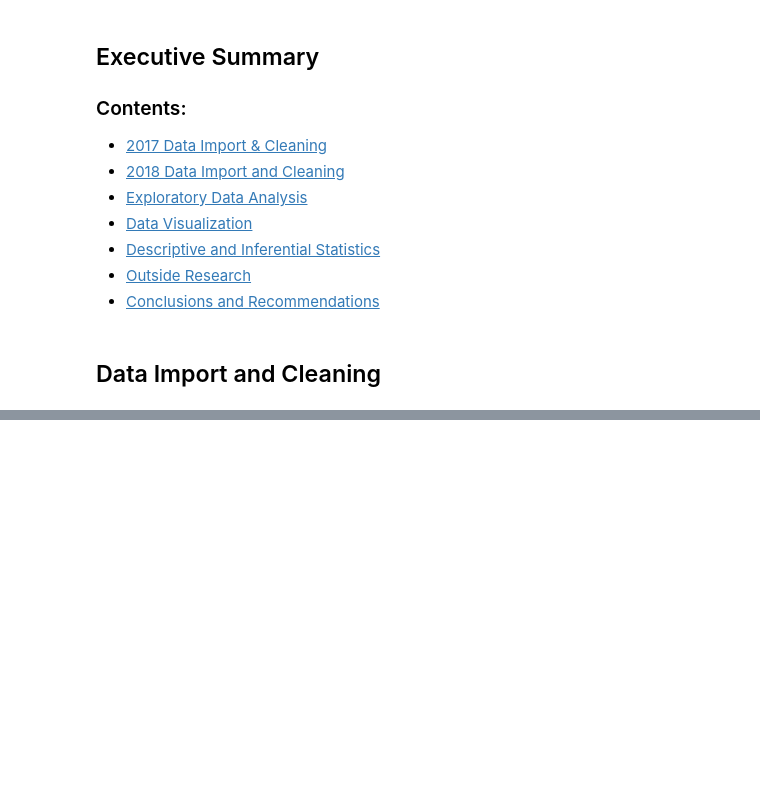
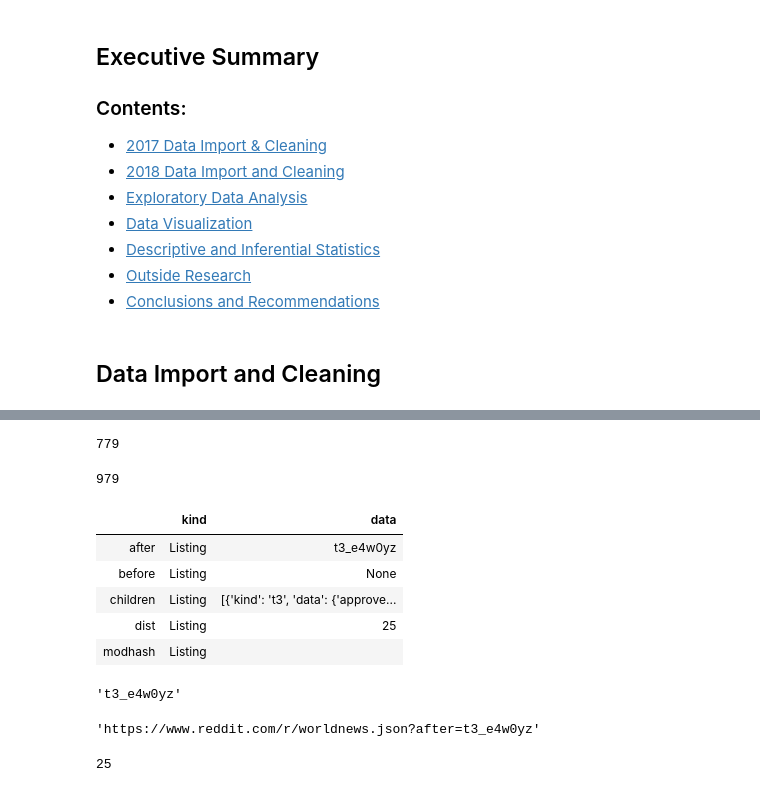
Before and after one commit to persocom01/GA-lessons, a Jupyter notebook: PROJECTS-AND-ASSIGNMENTS/project_3/code/02_.ipynb, the cells around one changed output, grey strips where cells are left out. Cells and saved outputs as stored; diff of their text form; code cells hidden in the pictures; blank space fills up the shorter version.

```diff
--- a/PROJECTS-AND-ASSIGNMENTS/project_3/code/02_.ipynb
+++ b/PROJECTS-AND-ASSIGNMENTS/project_3/code/02_.ipynb
@@ -33,0 +28,31 @@ NameError: name 'js' is not defined
+# %%
+headers = {'User-agent': 'panzer 2.01'}
+# %%
+posts = []
+after = None
+
+# Number of times the API is scraped.
+for i in range(int(1000/25)):
+
+    # Load indicator.
+    if i%5 == 0:
+        print(f'scrape {i} in progress...')
+
+    # Use original url for first scrape.
+    if after is None:
+        params = {}
+    else:
+        params = {'after': after}
+
+    r = requests.get(url, params=params, headers=headers)
+
+    if r.status_code == 200:
+        js = r.json()
+        posts.extend(js['data']['children'])
+        after = js['data']['after']
+    else:
+        print(r.status_code)
+        break
+
+    # Randomize sleep timing.
+    time.sleep(random.random()*10)
@@ -33,0 +68,14 @@ NameError: name 'js' is not defined
+# %%
+len(set([p['data']['name'] for p in posts]))
+# %% [output]
+779
+# %%
+len(posts)
+# %% [output]
+979
+# %%
+r = requests.get(url, headers=headers)
+if r.status_code == 200:
+    js = r.json()
+else:
+    print('unable to retrieve link.')
@@ -33,0 +84,13 @@ NameError: name 'js' is not defined
+# %%
+df
+# %% [output]
+|  | kind | data |
+| after | Listing | t3_e4w0yz |
+| before | Listing | None |
+| children | Listing | [{'kind': 't3', 'data': {'approve... |
+| dist | Listing | 25 |
+| modhash | Listing |  |
+# %%
+js['data']['after']
+# %% [output]
+'t3_e4w0yz'
@@ -33,0 +99,4 @@ NameError: name 'js' is not defined
+# %%
+url
+# %% [output]
+'https://www.reddit.com/r/worldnews.json?after=t3_e4w0yz'
@@ -33,0 +109,4 @@ NameError: name 'js' is not defined
+# %%
+len(js['data']['children'])
+# %% [output]
+25
```
Also changed, not shown: parts of 19 cells of this notebook, 2 other files.
